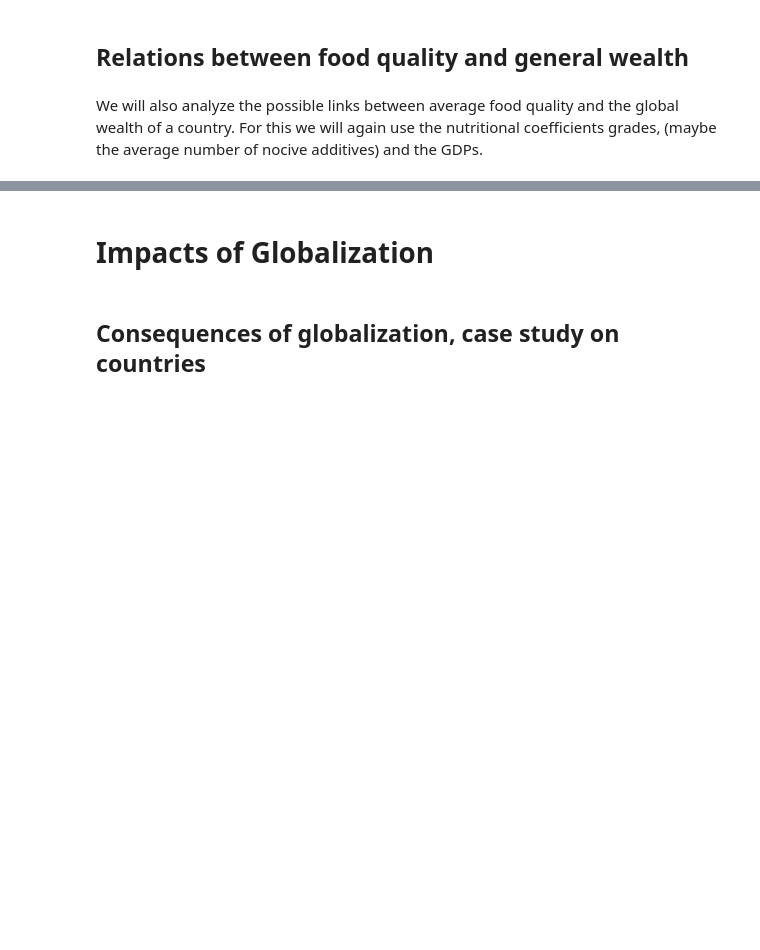
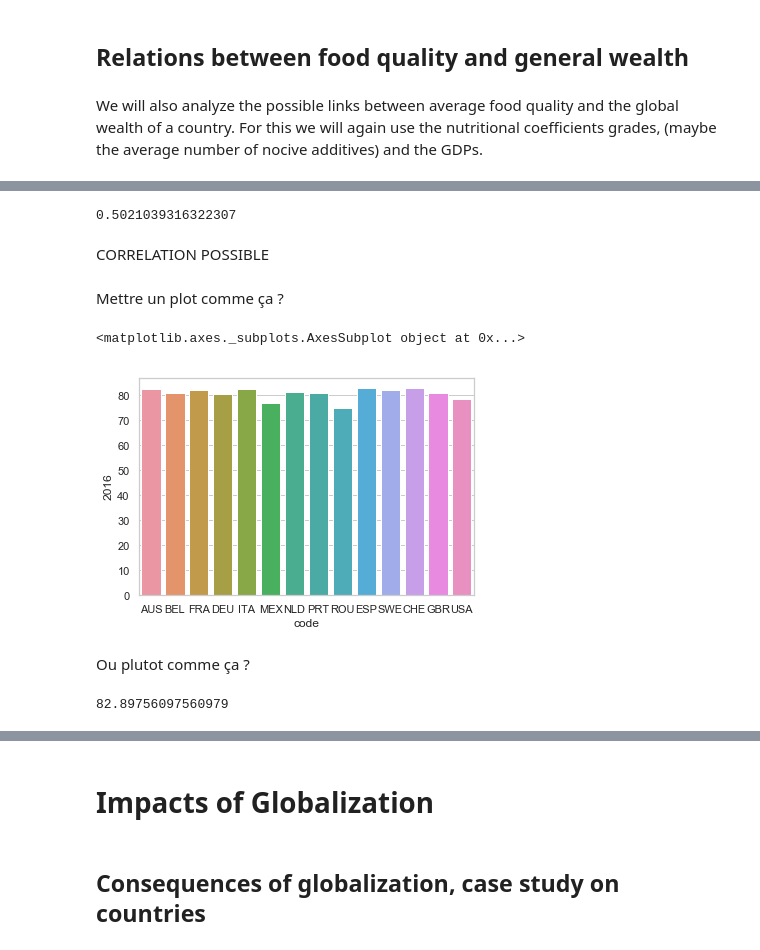
Before and after one commit to coiL10/AdamanTeam, a Jupyter notebook: milestone2.ipynb, the cells around one changed output, grey strips where cells are left out. Cells and saved outputs as stored; diff of their text form; code cells hidden in the pictures; blank space fills up the shorter version.

```diff
--- a/milestone2.ipynb
+++ b/milestone2.ipynb
@@ -941,0 +1028,3 @@ We will also analyze the possible links between average food quality and the glo
+# %%
+lexp_gdp = grade_countries.join(le.set_index('country_code'), on='code', how='left')
+lexp_gdp
@@ -941,0 +1048,22 @@ We will also analyze the possible links between average food quality and the glo
+# %%
+np.corrcoef(lexp_gdp.nutrition_grade_fr, lexp_gdp['2016'])[0, 1]
+# %% [output]
+0.5021039316322307
+# %% [markdown]
+CORRELATION POSSIBLE
+# %% [markdown]
+Mettre un plot comme ça ?
+# %%
+import seaborn as sns
+sns.set(style="whitegrid")
+
+sns.barplot(x="code", y="2016", data = lexp_gdp)
+# %% [output]
+<matplotlib.axes._subplots.AxesSubplot object at 0x...>
+[figure, added]
+# %% [markdown]
+Ou plutot comme ça ?
+# %%
+max(lexp_gdp['2016'])
+# %% [output]
+82.89756097560979
```
Also changed, not shown: parts of 21 cells of this notebook, 1 other file.
